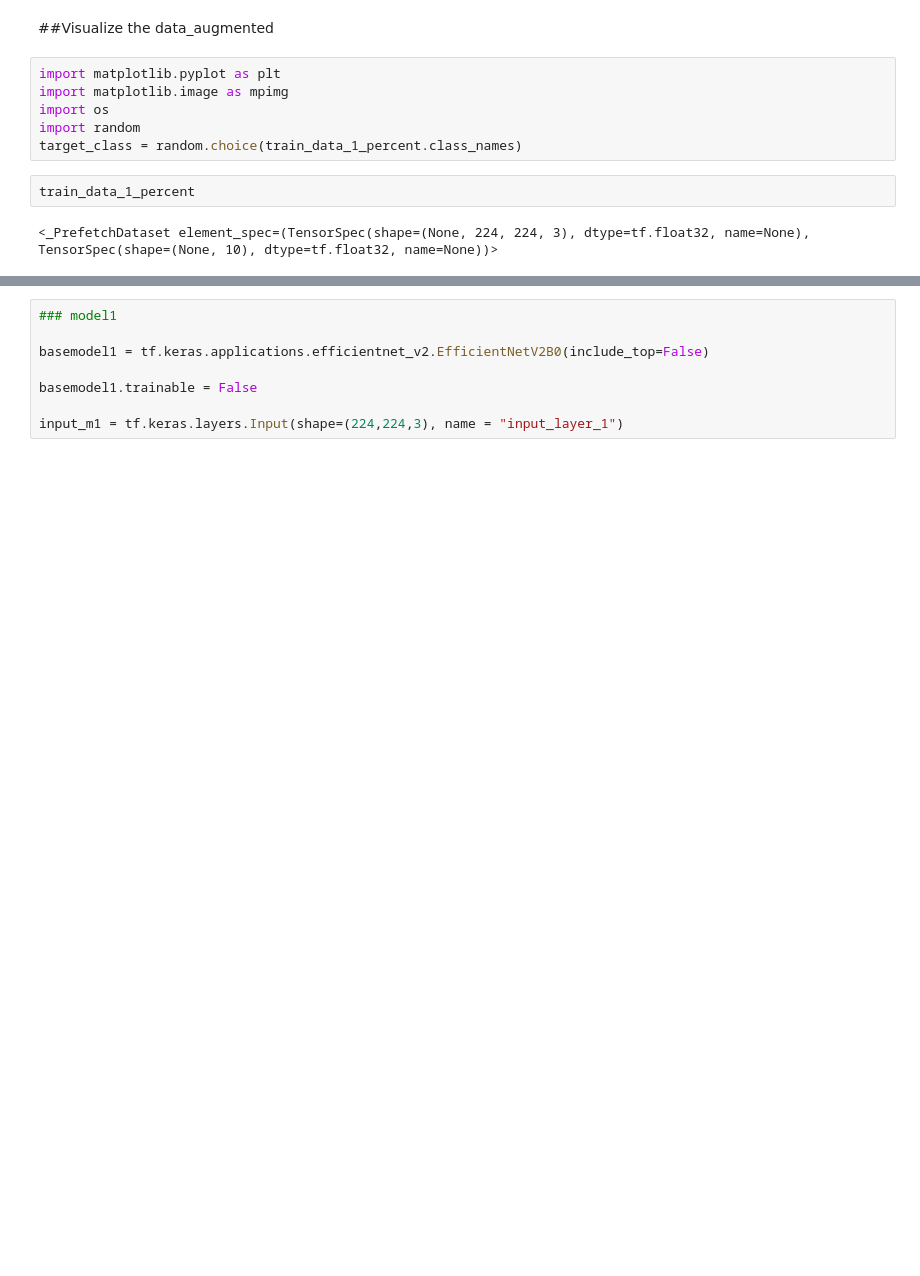
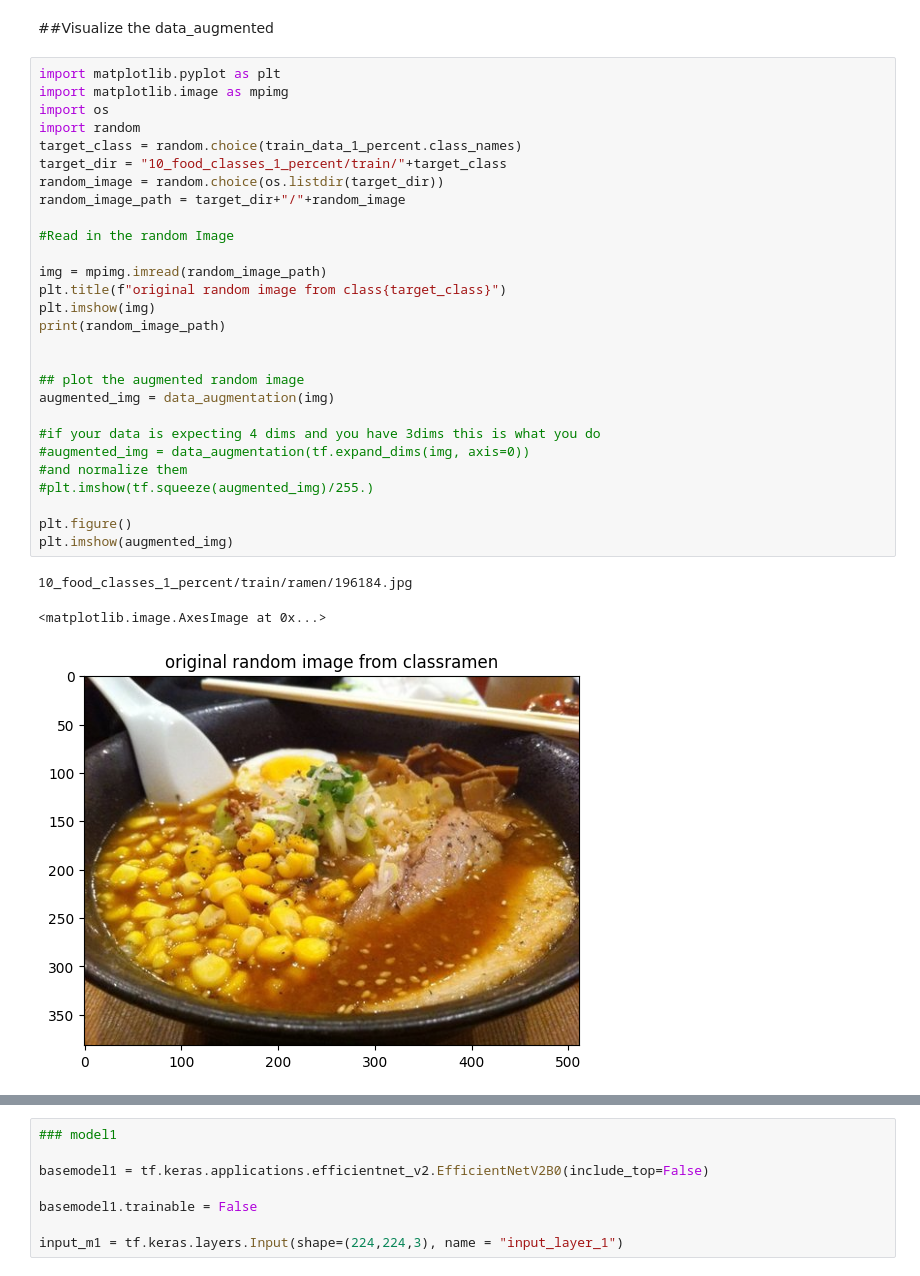
Before and after one commit to itspopoy57/Machinelearning, a Jupyter notebook: 04_Transfer_Learning_P2_finetune.ipynb, the cells around one changed output, grey strips where cells are left out. Drawn from its saved outputs; the diff is of its cells as text; blank space fills up the shorter version.

```diff
--- a/04_Transfer_Learning_P2_finetune.ipynb
+++ b/04_Transfer_Learning_P2_finetune.ipynb
@@ -348,13 +348,35 @@ data_augmentation = tf.keras.Sequential([
 ![image.png](embedded-picture-1)
 # %% [markdown]
 ##Visualize the data_augmented
-# %%
-import matplotlib.pyplot as plt
-import matplotlib.image as mpimg
-import os
-import random
-target_class = random.choice(train_data_1_percent.class_names)
-# %%
-train_data_1_percent
-# %% [output]
-<_PrefetchDataset element_spec=(TensorSpec(shape=(None, 224, 224, 3), dtype=tf.float32, name=None), TensorSpec(shape=(None, 10), dtype=tf.float32, name=None))>
+# %%
+import matplotlib.pyplot as plt
+import matplotlib.image as mpimg
+import os
+import random
+target_class = random.choice(train_data_1_percent.class_names)
+target_dir = "10_food_classes_1_percent/train/"+target_class
+random_image = random.choice(os.listdir(target_dir))
+random_image_path = target_dir+"/"+random_image
+
+#Read in the random Image
+
+img = mpimg.imread(random_image_path)
+plt.title(f"original random image from class{target_class}")
+plt.imshow(img)
+print(random_image_path)
+
+
+## plot the augmented random image
+augmented_img = data_augmentation(img)
+
+#if your data is expecting 4 dims and you have 3dims this is what you do
+#augmented_img = data_augmentation(tf.expand_dims(img, axis=0))
+#and normalize them
+#plt.imshow(tf.squeeze(augmented_img)/255.)
+
+plt.figure()
+plt.imshow(augmented_img)
+# %% [output]
+10_food_classes_1_percent/train/ramen/196184.jpg
+<matplotlib.image.AxesImage at 0x...>
+[figure, added]
```
Also changed, not shown: parts of 3 cells of this notebook.
